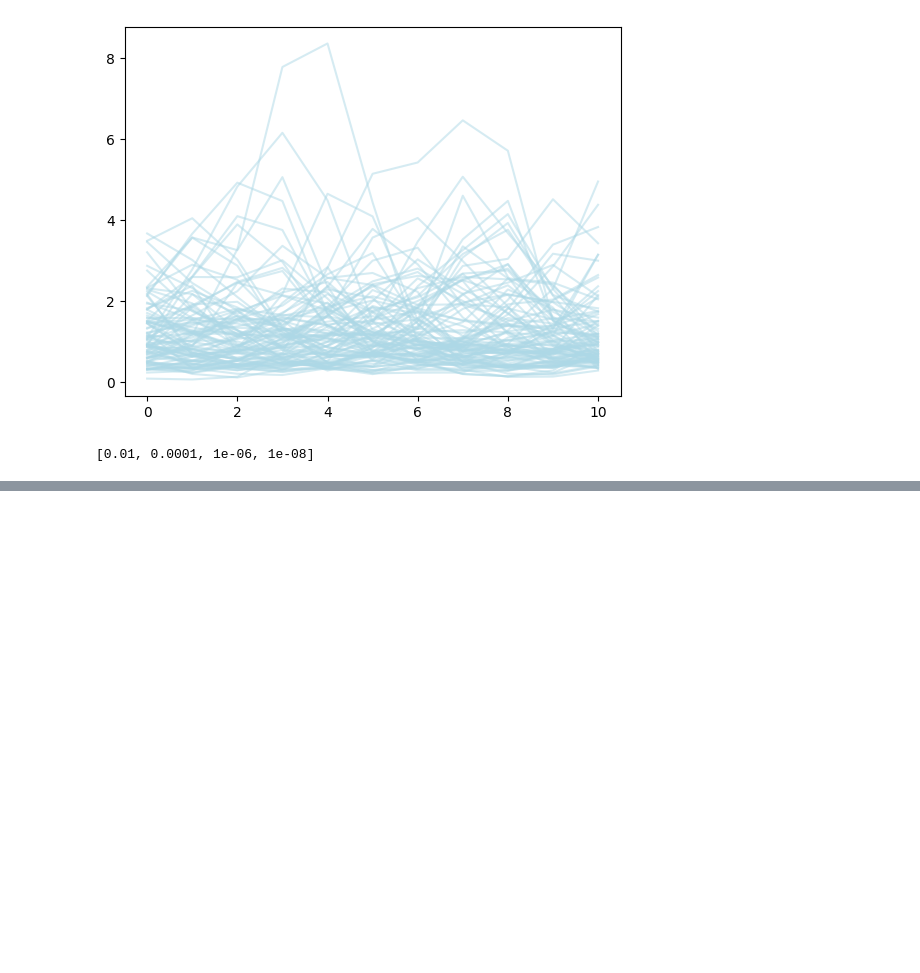
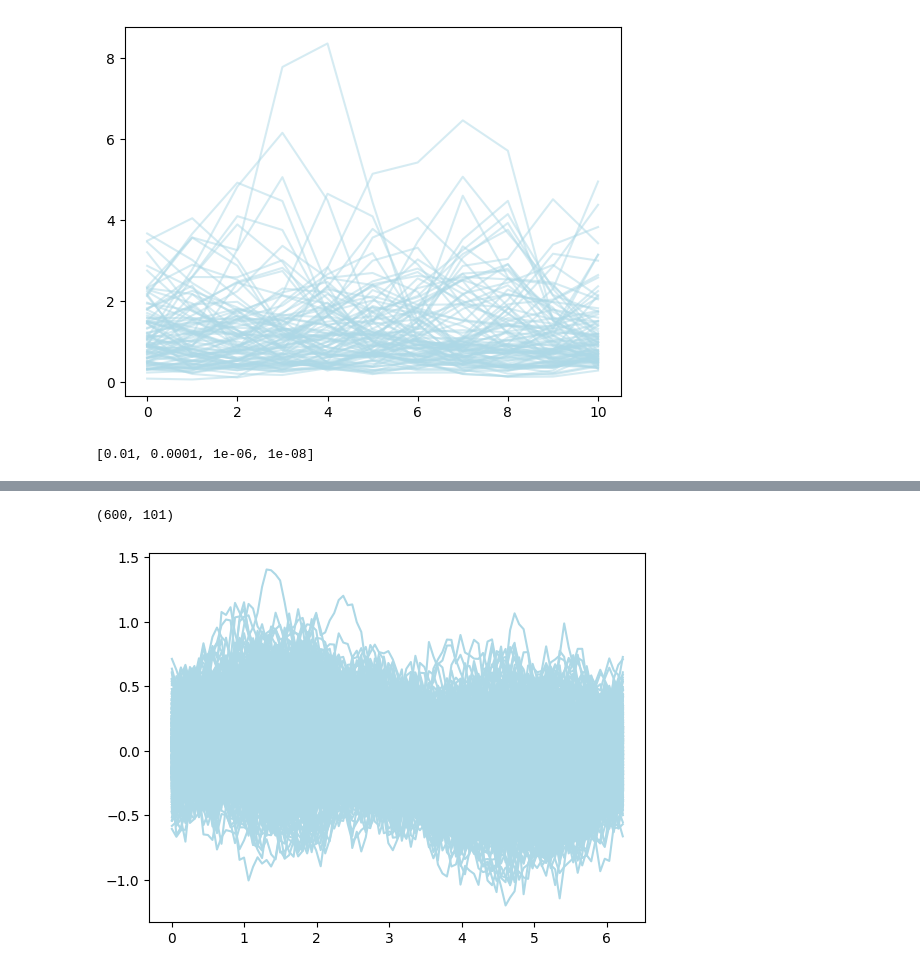
Before and after one commit to Tienstra/EarlyStoppingBIP, a Jupyter notebook: Notebooks/Schrödinger.ipynb, the cells around one changed output, grey strips where cells are left out. Saved outputs shown, nothing was run; the diff lists cells and outputs as text; code cells hidden in the pictures; blank space fills up the shorter version.

```diff
--- a/Notebooks/Schrödinger.ipynb
+++ b/Notebooks/Schrödinger.ipynb
@@ -256,0 +274,17 @@ stopping index 8
+# %%
+forward_model = Schroedinger(dim_parameters, dim_observations, f0, g_array, plot)
+
+
+def posterior(dim_parameters, sigma, prior_cov, y=None):
+    theta = numpyro.sample(
+        "theta",
+        dist.MultivariateNormal(
+            loc=jnp.zeros(dim_parameters + 1), covariance_matrix=prior_cov
+        ),
+    )
+
+    f_theta = jnp.exp(theta)
+
+    uf = forward_model.evaluate_single(f_theta)
+    noise_matrix = jnp.eye(dim_parameters + 1) * sigma
+    numpyro.sample("obs", dist.MultivariateNormal(uf, noise_matrix), obs=y)
@@ -256,0 +372,14 @@ stopping index 8
+# %%
+samples_mala_list = []
+for noise_level in noise_levels:
+    print("noise level", noise_level)
+    samples = run_mala(
+        f0,
+        g_array,
+        plot,
+        h,
+        dim_parameters,
+        dim_observations,
+        noise_level,
+    )
+    samples_mala_list.append(samples)
@@ -256,0 +411,9 @@ stopping index 8
+# %%
+samples_mala_list[0].get_samples()["theta"].shape
+# %% [output]
+(600, 101)
+# %%
+plt.plot(x_array, samples_mala_list[0].get_samples()["theta"].T, color="lightblue")
+plt.show()
+# %% [output]
+[figure, added]
```
Also changed, not shown: parts of 15 cells of this notebook.
